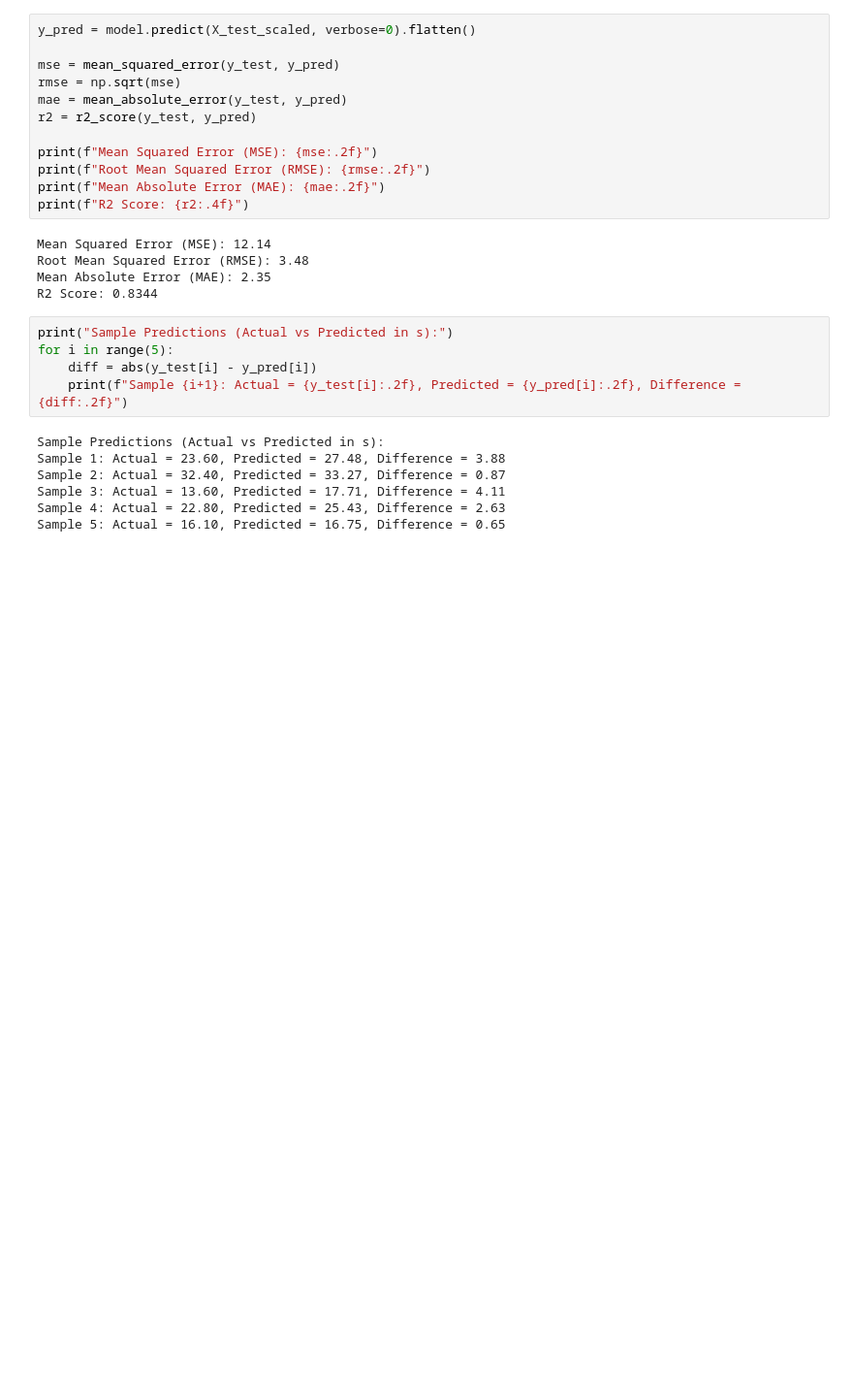
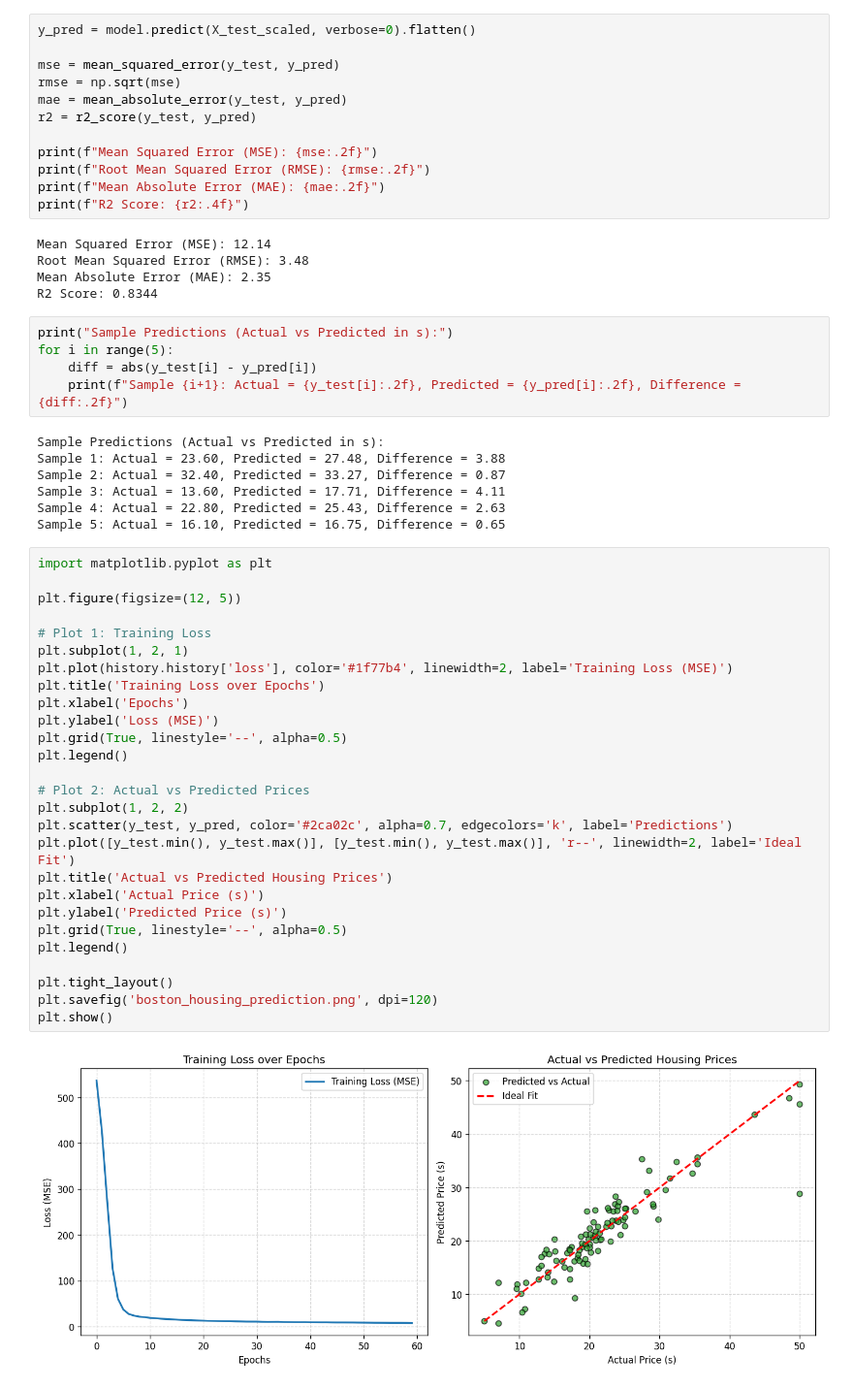
Before and after one commit to Izumi6/codes, a Jupyter notebook: 4th year practical/LP 5/Deep Learning/01_Boston_Housing_Price_Prediction/01_boston_housing_regression.ipynb, the cells around one changed output. Shown at 97% size. Saved outputs shown, nothing was run; the diff lists cells and outputs as text; blank space fills up the shorter version.

Commit message:
Add visualization plots to all DL practicals and embed into Jupyter Notebooks

```diff
--- a/4th year practical/LP 5/Deep Learning/01_Boston_Housing_Price_Prediction/01_boston_housing_regression.ipynb
+++ b/4th year practical/LP 5/Deep Learning/01_Boston_Housing_Price_Prediction/01_boston_housing_regression.ipynb
@@ -107,3 +107,32 @@ Sample 2: Actual = 32.40, Predicted = 33.27, Difference = 0.87
 Sample 3: Actual = 13.60, Predicted = 17.71, Difference = 4.11
 Sample 4: Actual = 22.80, Predicted = 25.43, Difference = 2.63
 Sample 5: Actual = 16.10, Predicted = 16.75, Difference = 0.65
+# %%
+import matplotlib.pyplot as plt
+
+plt.figure(figsize=(12, 5))
+
+# Plot 1: Training Loss
+plt.subplot(1, 2, 1)
+plt.plot(history.history['loss'], color='#1f77b4', linewidth=2, label='Training Loss (MSE)')
+plt.title('Training Loss over Epochs')
+plt.xlabel('Epochs')
+plt.ylabel('Loss (MSE)')
+plt.grid(True, linestyle='--', alpha=0.5)
+plt.legend()
+
+# Plot 2: Actual vs Predicted Prices
+plt.subplot(1, 2, 2)
+plt.scatter(y_test, y_pred, color='#2ca02c', alpha=0.7, edgecolors='k', label='Predictions')
+plt.plot([y_test.min(), y_test.max()], [y_test.min(), y_test.max()], 'r--', linewidth=2, label='Ideal Fit')
+plt.title('Actual vs Predicted Housing Prices')
+plt.xlabel('Actual Price (s)')
+plt.ylabel('Predicted Price (s)')
+plt.grid(True, linestyle='--', alpha=0.5)
+plt.legend()
+
+plt.tight_layout()
+plt.savefig('boston_housing_prediction.png', dpi=120)
+plt.show()
+# %% [output]
+[figure, added]
```
Also changed, not shown: 12 other files.
